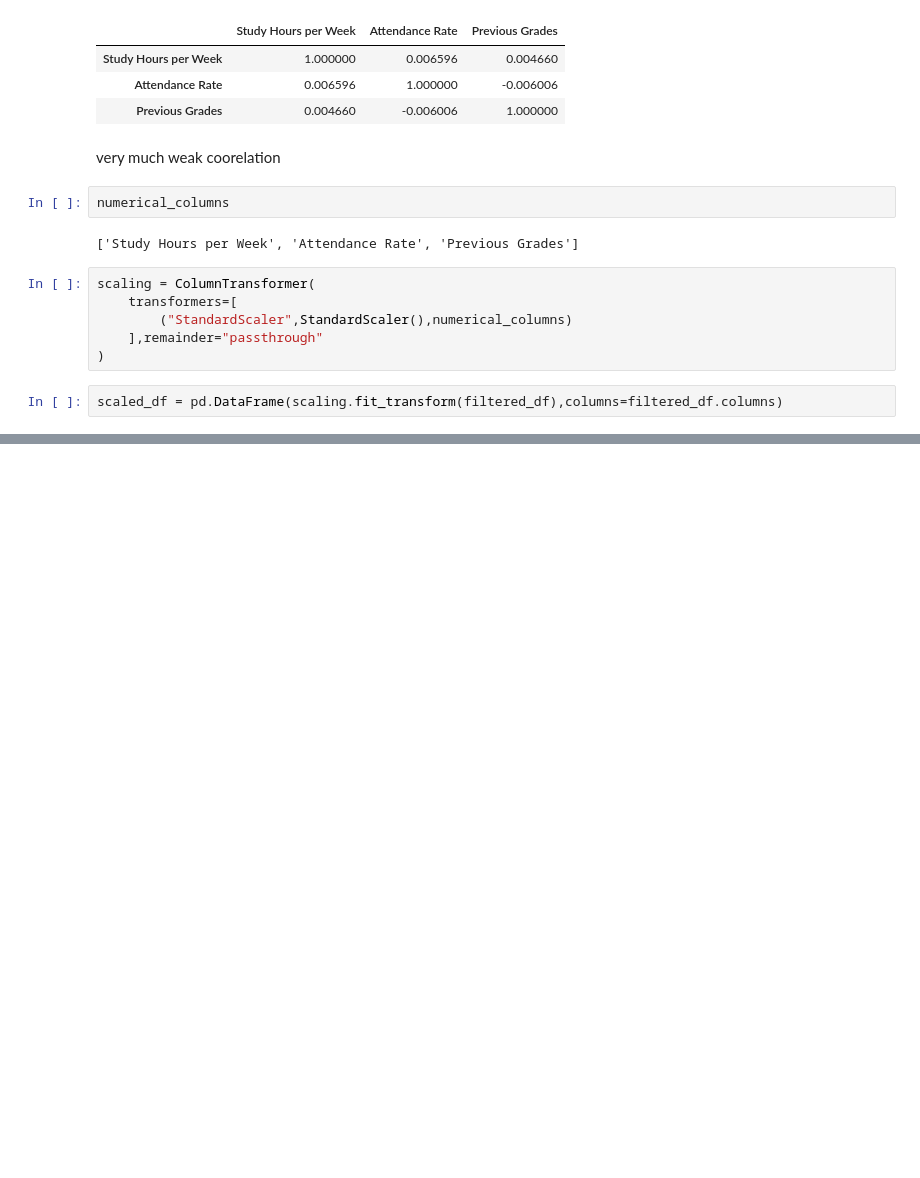
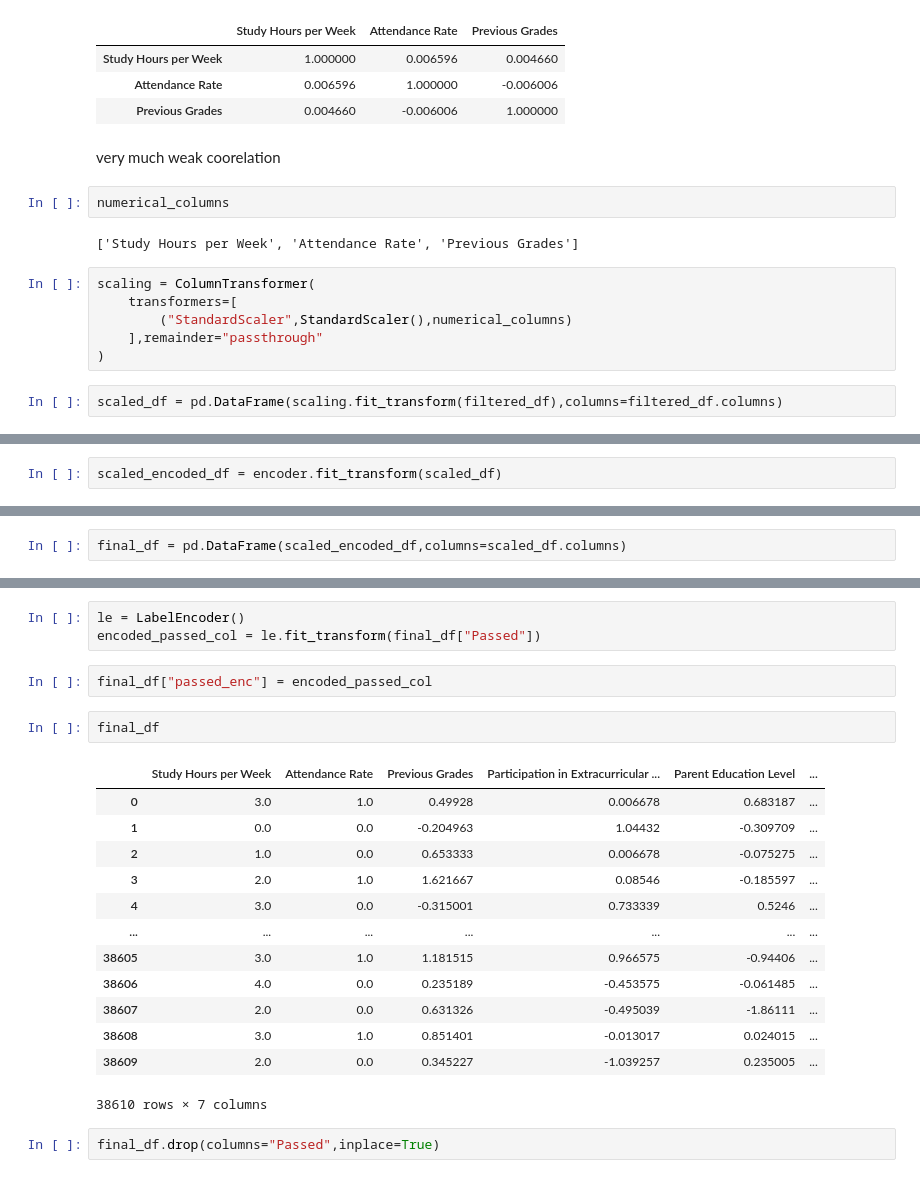
Before and after one commit to hahahang0/MLPracFromKaggle, a Jupyter notebook: studentPerformace/practical1.ipynb, the cells around one changed output, grey strips where cells are left out. Cells and saved outputs as stored; diff of their text form; blank space fills up the shorter version.

```diff
--- a/studentPerformace/practical1.ipynb
+++ b/studentPerformace/practical1.ipynb
@@ -263,0 +352,2 @@ scaled_df.head()
+# %%
+scaled_encoded_df = encoder.fit_transform(scaled_df)
@@ -263,0 +370,2 @@ scaled_df.head()
+# %%
+final_df = pd.DataFrame(scaled_encoded_df,columns=scaled_df.columns)
@@ -263,0 +381,23 @@ scaled_df.head()
+# %%
+le = LabelEncoder()
+encoded_passed_col = le.fit_transform(final_df["Passed"])
+# %%
+final_df["passed_enc"] = encoded_passed_col
+# %%
+final_df
+# %% [output]
+|  | Study Hours per Week | Attendance Rate | Previous Grades | Participation in Extracurricular ... | Parent Education Level | ... |
+| 0 | 3.0 | 1.0 | 0.49928 | 0.006678 | 0.683187 | ... |
+| 1 | 0.0 | 0.0 | -0.204963 | 1.04432 | -0.309709 | ... |
+| 2 | 1.0 | 0.0 | 0.653333 | 0.006678 | -0.075275 | ... |
+| 3 | 2.0 | 1.0 | 1.621667 | 0.08546 | -0.185597 | ... |
+| 4 | 3.0 | 0.0 | -0.315001 | 0.733339 | 0.5246 | ... |
+| ... | ... | ... | ... | ... | ... | ... |
+| 38605 | 3.0 | 1.0 | 1.181515 | 0.966575 | -0.94406 | ... |
+| 38606 | 4.0 | 0.0 | 0.235189 | -0.453575 | -0.061485 | ... |
+| 38607 | 2.0 | 0.0 | 0.631326 | -0.495039 | -1.86111 | ... |
+| 38608 | 3.0 | 1.0 | 0.851401 | -0.013017 | 0.024015 | ... |
+| 38609 | 2.0 | 0.0 | 0.345227 | -1.039257 | 0.235005 | ... |
+38610 rows × 7 columns
+# %%
+final_df.drop(columns="Passed",inplace=True)
```
Also changed, not shown: parts of 44 cells of this notebook, 1 other file.
